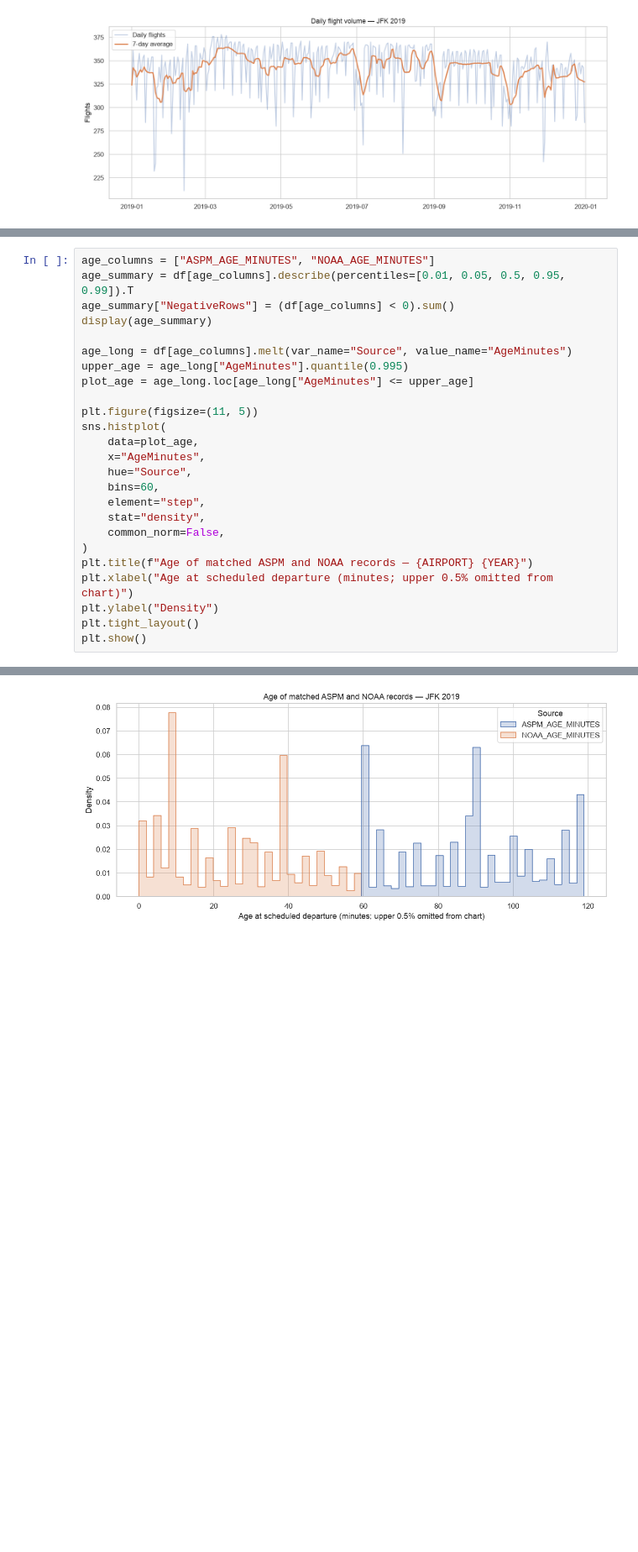
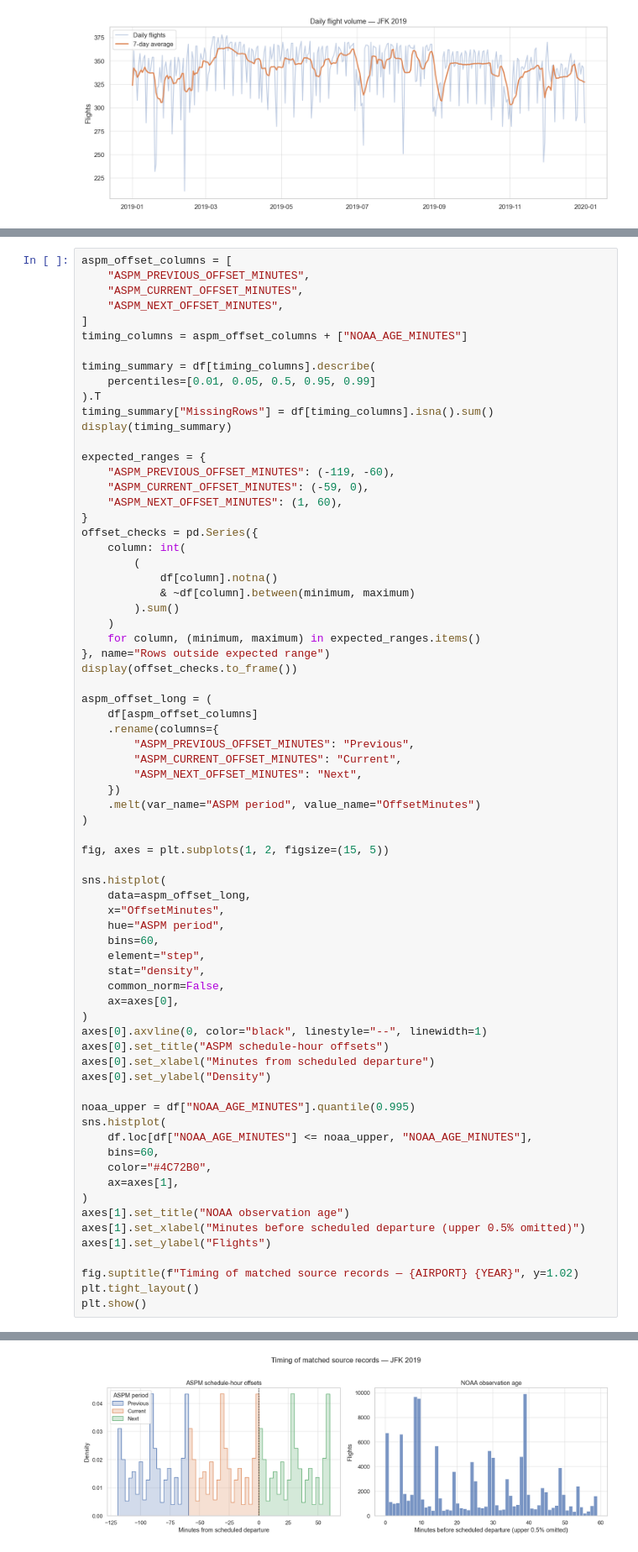
Before and after one commit to johndk/berkeley-ml-capstone, a Jupyter notebook: eda/01_data_quality_and_targets.ipynb, the cells around one changed output, grey strips where cells are left out. Shown at 84% size. Cells and saved outputs as stored; diff of their text form; blank space fills up the shorter version.

```diff
--- a/eda/01_data_quality_and_targets.ipynb
+++ b/eda/01_data_quality_and_targets.ipynb
@@ -225,26 +235,72 @@ plt.show()
 # %%
-age_columns = ["ASPM_AGE_MINUTES", "NOAA_AGE_MINUTES"]
-age_summary = df[age_columns].describe(percentiles=[0.01, 0.05, 0.5, 0.95, 0.99]).T
-age_summary["NegativeRows"] = (df[age_columns] < 0).sum()
-display(age_summary)
+aspm_offset_columns = [
+    "ASPM_PREVIOUS_OFFSET_MINUTES",
+    "ASPM_CURRENT_OFFSET_MINUTES",
+    "ASPM_NEXT_OFFSET_MINUTES",
+]
+timing_columns = aspm_offset_columns + ["NOAA_AGE_MINUTES"]
 
-age_long = df[age_columns].melt(var_name="Source", value_name="AgeMinutes")
-upper_age = age_long["AgeMinutes"].quantile(0.995)
-plot_age = age_long.loc[age_long["AgeMinutes"] <= upper_age]
+timing_summary = df[timing_columns].describe(
+    percentiles=[0.01, 0.05, 0.5, 0.95, 0.99]
+).T
+timing_summary["MissingRows"] = df[timing_columns].isna().sum()
+display(timing_summary)
 
-plt.figure(figsize=(11, 5))
+expected_ranges = {
+    "ASPM_PREVIOUS_OFFSET_MINUTES": (-119, -60),
+    "ASPM_CURRENT_OFFSET_MINUTES": (-59, 0),
+    "ASPM_NEXT_OFFSET_MINUTES": (1, 60),
+}
+offset_checks = pd.Series({
+    column: int(
+        (
+            df[column].notna()
+            & ~df[column].between(minimum, maximum)
+        ).sum()
+    )
+    for column, (minimum, maximum) in expected_ranges.items()
+}, name="Rows outside expected range")
+display(offset_checks.to_frame())
+
+aspm_offset_long = (
+    df[aspm_offset_columns]
+    .rename(columns={
+        "ASPM_PREVIOUS_OFFSET_MINUTES": "Previous",
+        "ASPM_CURRENT_OFFSET_MINUTES": "Current",
+        "ASPM_NEXT_OFFSET_MINUTES": "Next",
+    })
+    .melt(var_name="ASPM period", value_name="OffsetMinutes")
+)
+
+fig, axes = plt.subplots(1, 2, figsize=(15, 5))
+
 sns.histplot(
-    data=plot_age,
-    x="AgeMinutes",
-    hue="Source",
+    data=aspm_offset_long,
+    x="OffsetMinutes",
+    hue="ASPM period",
     bins=60,
     element="step",
     stat="density",
     common_norm=False,
+    ax=axes[0],
 )
-plt.title(f"Age of matched ASPM and NOAA records — {AIRPORT} {YEAR}")
-plt.xlabel("Age at scheduled departure (minutes; upper 0.5% omitted from chart)")
-plt.ylabel("Density")
+axes[0].axvline(0, color="black", linestyle="--", linewidth=1)
+axes[0].set_title("ASPM schedule-hour offsets")
+axes[0].set_xlabel("Minutes from scheduled departure")
+axes[0].set_ylabel("Density")
+
+noaa_upper = df["NOAA_AGE_MINUTES"].quantile(0.995)
+sns.histplot(
+    df.loc[df["NOAA_AGE_MINUTES"] <= noaa_upper, "NOAA_AGE_MINUTES"],
+    bins=60,
+    color="#4C72B0",
+    ax=axes[1],
+)
+axes[1].set_title("NOAA observation age")
+axes[1].set_xlabel("Minutes before scheduled departure (upper 0.5% omitted)")
+axes[1].set_ylabel("Flights")
+
+fig.suptitle(f"Timing of matched source records — {AIRPORT} {YEAR}", y=1.02)
 plt.tight_layout()
 plt.show()
 # %% [output]
@@ -254,4 +316,4 @@ plt.show()
-[figure, old version]
+[figure, new version]
 # %% [markdown]
 ## Initial review checklist
 
```
Also changed, not shown: parts of 8 cells of this notebook, 15 other files.
